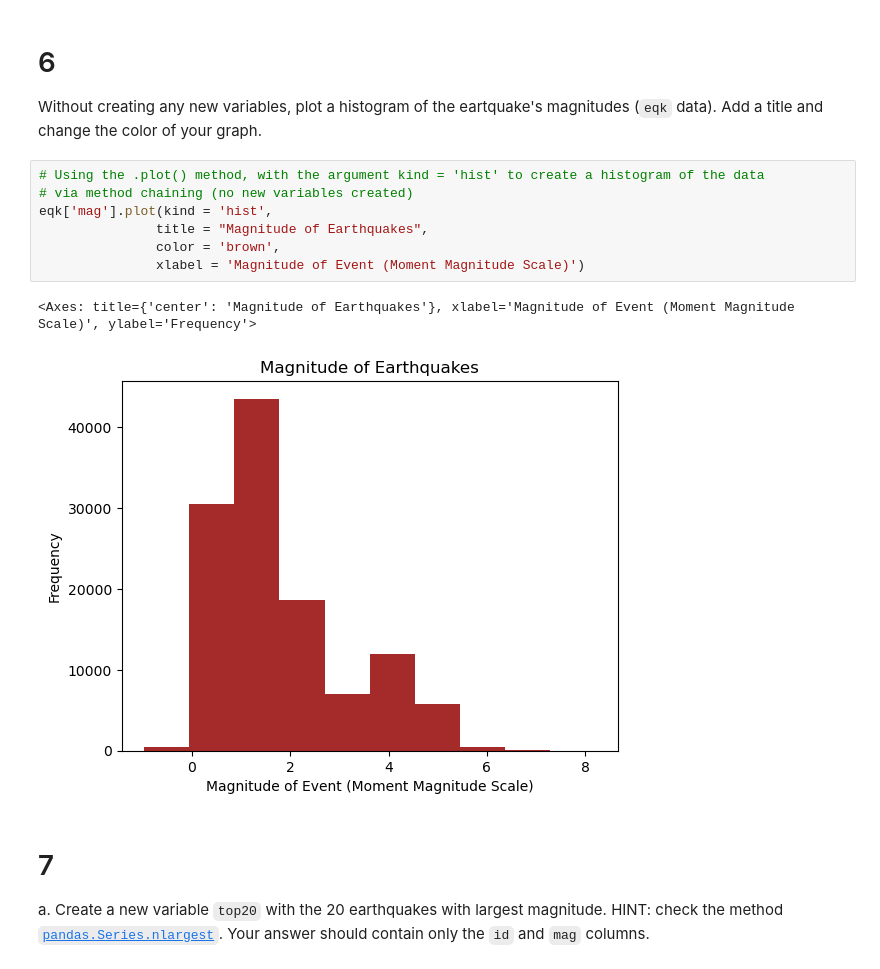
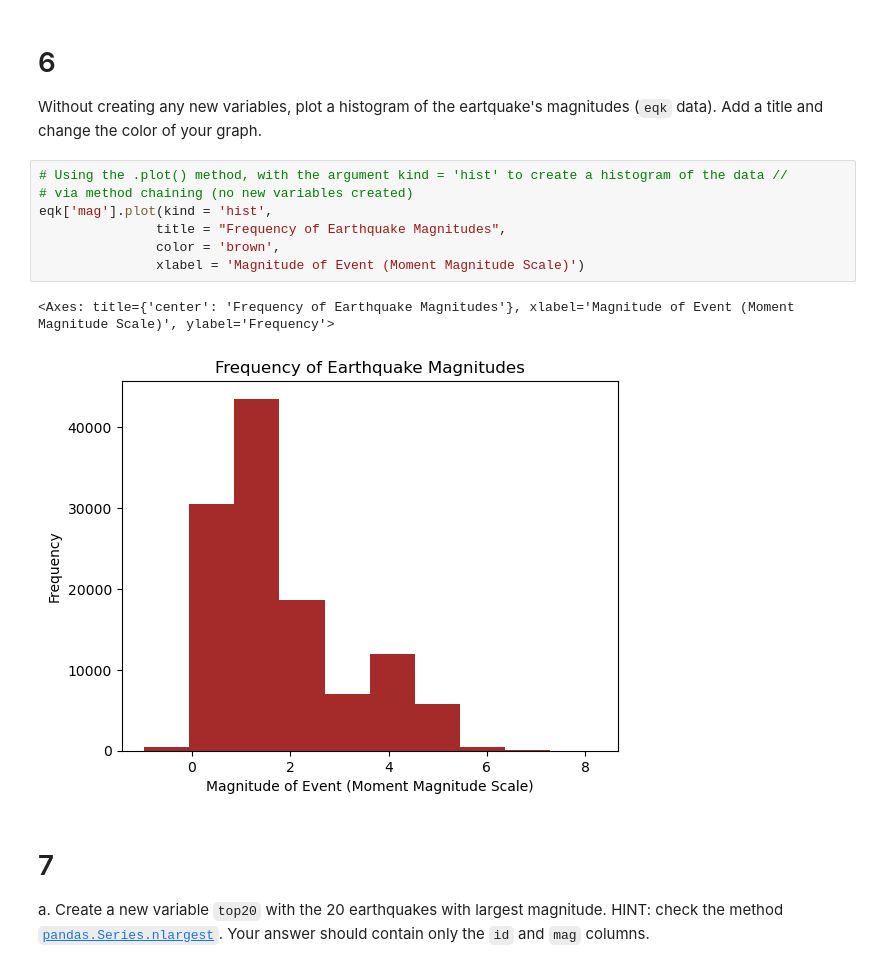
Before and after one commit to sofiasarak/eds220-hwk1, a Jupyter notebook: task3/hwk1-task3-earthquakes.ipynb, the cells around one changed output. Cells and saved outputs as stored; diff of their text form.

```diff
--- a/task3/hwk1-task3-earthquakes.ipynb
+++ b/task3/hwk1-task3-earthquakes.ipynb
@@ -199,15 +202,15 @@ q5 results: All test cases passed!
 # 6
 Without creating any new variables, plot a histogram of the eartquake's magnitudes (`eqk` data). Add a title and change the color of your graph.
 # %%
-# Using the .plot() method, with the argument kind = 'hist' to create a histogram of the data
+# Using the .plot() method, with the argument kind = 'hist' to create a histogram of the data //
 # via method chaining (no new variables created)
 eqk['mag'].plot(kind = 'hist',
-               title = "Magnitude of Earthquakes",
+               title = "Frequency of Earthquake Magnitudes",
                color = 'brown',
                xlabel = 'Magnitude of Event (Moment Magnitude Scale)')
 # %% [output]
-<Axes: title={'center': 'Magnitude of Earthquakes'}, xlabel='Magnitude of Event (Moment Magnitude Scale)', ylabel='Frequency'>
+<Axes: title={'center': 'Frequency of Earthquake Magnitudes'}, xlabel='Magnitude of Event (Moment Magnitude Scale)', ylabel='Frequency'>
-[figure, old version]
+[figure, new version]
 # %% [markdown]
 <!-- END QUESTION -->
 
```
Also changed, not shown: parts of 10 cells of this notebook.
